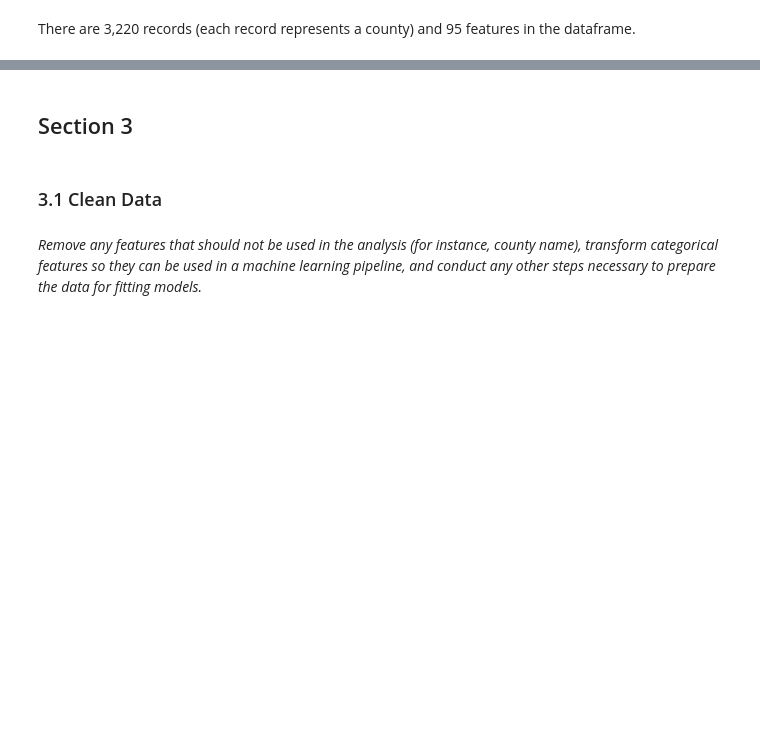
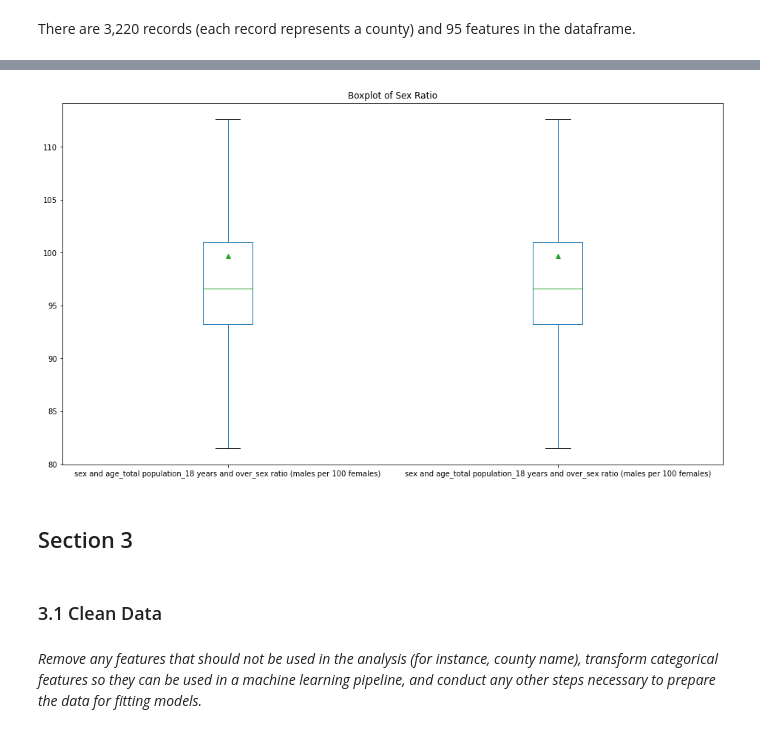
Before and after one commit to shrutibathia/CSS_Project2_Team2_Fall2020, a Jupyter notebook: Project2.ipynb, the cells around one changed output, grey strips where cells are left out. Cells and saved outputs as stored; diff of their text form; code cells hidden in the pictures; blank space fills up the shorter version.

```diff
--- a/Project2.ipynb
+++ b/Project2.ipynb
@@ -58,3 +95,10 @@ plt.show()
+# %%
+plt.rcParams["figure.figsize"] = [16,9]
+boxplot = mydata.boxplot(column=["sex and age_total population_18 years and over_sex ratio (males per 100 females)", "sex and age_total population_18 years and over_sex ratio (males per 100 females)"], showfliers=False, showmeans=True, grid=False)
+boxplot.set_title("Boxplot of Sex Ratio")
+plt.show()
+# %% [output]
+[figure, added]
 # %% [markdown]
 ## Section 3
 # %% [markdown]
```
Also changed, not shown: parts of 7 cells of this notebook.
